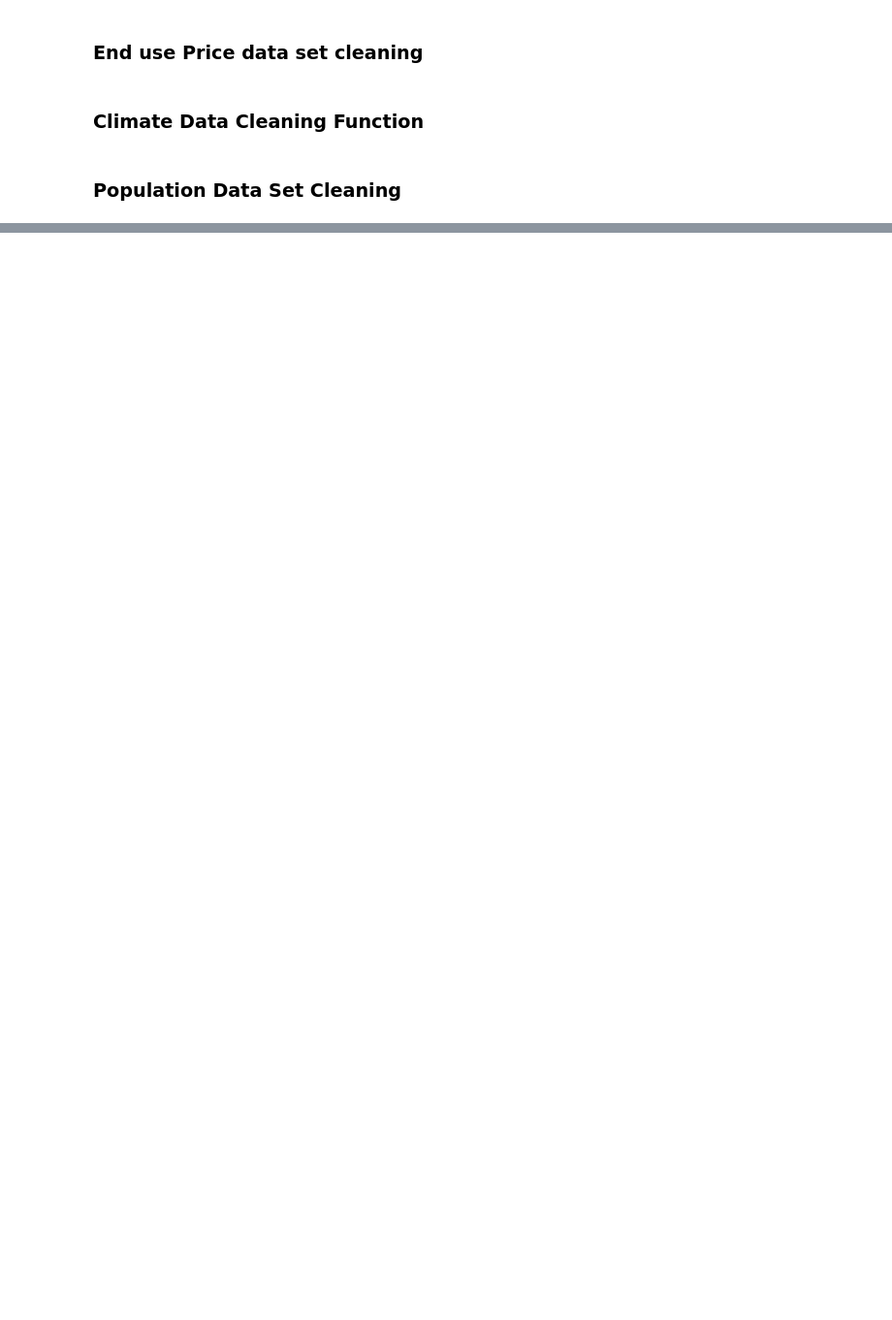
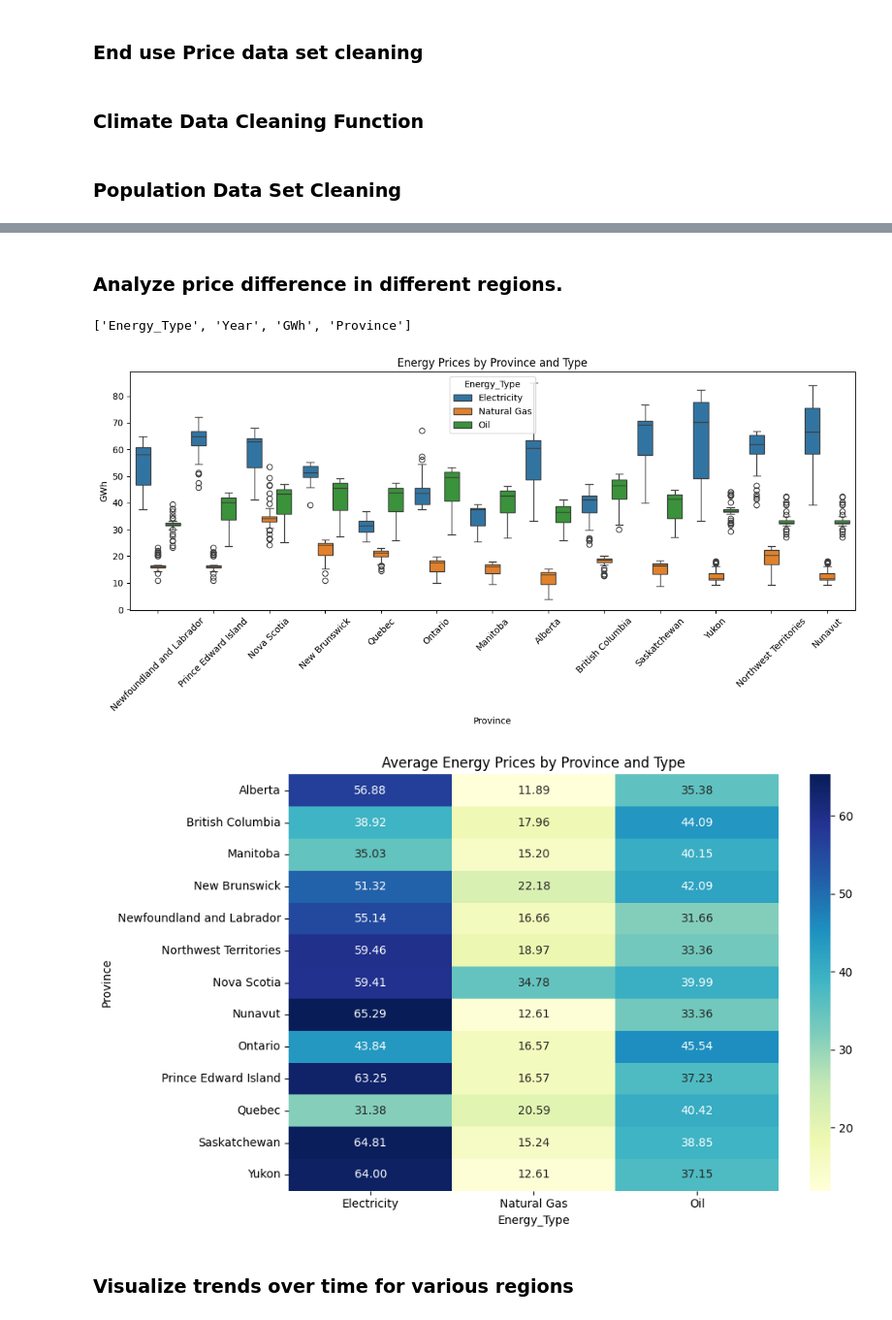
Before and after one commit to wross9959/Canada_Energy_Project, a Jupyter notebook: notebooks/energy_analysis.ipynb, the cells around one changed output, grey strips where cells are left out. Shown at 97% size. Saved outputs shown, nothing was run; the diff lists cells and outputs as text; code cells hidden in the pictures; blank space fills up the shorter version.

```diff
--- a/notebooks/energy_analysis.ipynb
+++ b/notebooks/energy_analysis.ipynb
@@ -270,0 +515,53 @@ population_yearly_df
+# %% [markdown]
+### Analyze price difference in different regions.
+# %%
+# Use prices_df
+print(prices_clean.columns.tolist())
+
+
+
+
+# Average energy prices (electricity, gas, oil) by province
+def get_avg_price_by_province(df):
+    return df.groupby(["Province", "Year", "Energy_Type"], as_index=False).agg({"Price": "mean"})
+
+
+# Normalize if needed (e.g., per kWh, per GJ)
+
+# Correlate prices with:
+#     Demand
+#     Generation mix
+#     Imports/exports
+display_price_boxplot = True
+display_price_heatmap = True
+
+
+
+# Potential stuff to show data
+# - Boxplot of prices per province
+# - Heatmap: prices vs. energy source
+# Boxplot of prices per province/type
+if display_price_boxplot:
+    plt.figure(figsize=(12, 6))
+    sns.boxplot(data=prices_clean, x="Province", y="GWh", hue="Energy_Type")
+    plt.title("Energy Prices by Province and Type")
+    plt.xticks(rotation=45)
+    plt.tight_layout()
+    plt.show()
+
+
+# Heatmap: average price by province and type
+if display_price_heatmap:
+    pivot = prices_clean.pivot_table(index="Province", columns="Energy_Type", values="GWh", aggfunc="mean")
+
+    plt.figure(figsize=(10, 6))
+    sns.heatmap(pivot, annot=True, fmt=".2f", cmap="YlGnBu")
+    plt.title("Average Energy Prices by Province and Type")
+    plt.tight_layout()
+    plt.show()
+# %% [output]
+['Energy_Type', 'Year', 'GWh', 'Province']
+[figure, added]
+[figure, added]
+# %% [markdown]
+### Visualize trends over time for various regions
```
Also changed, not shown: parts of 13 cells of this notebook.
